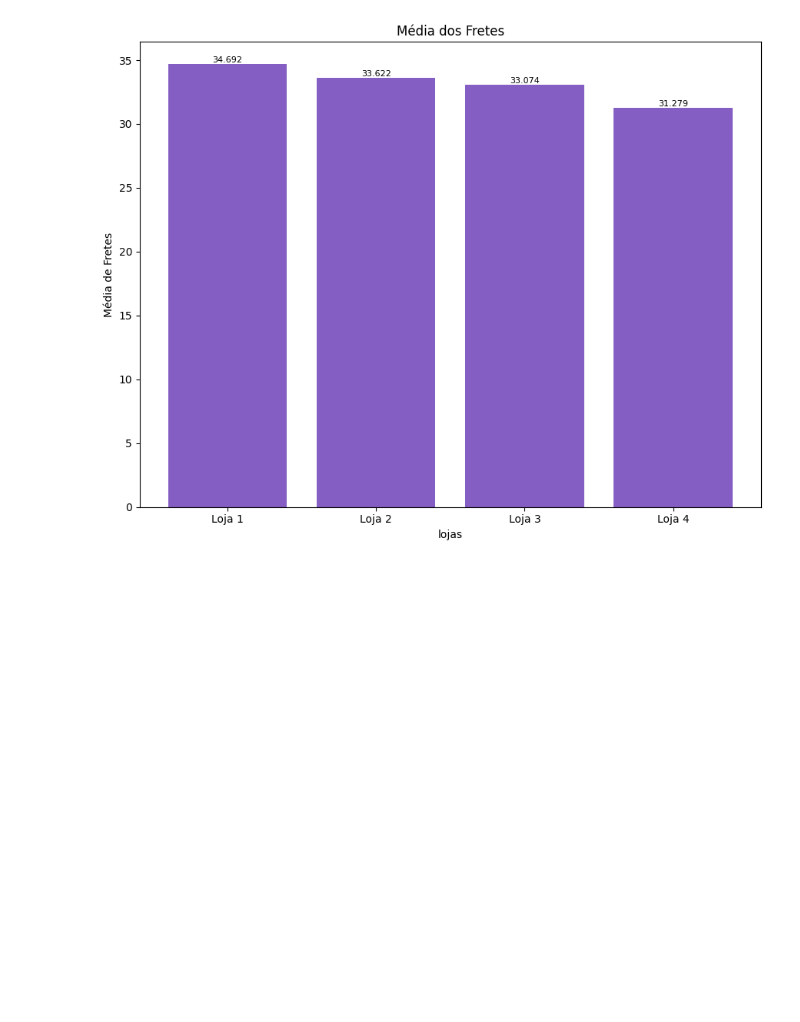
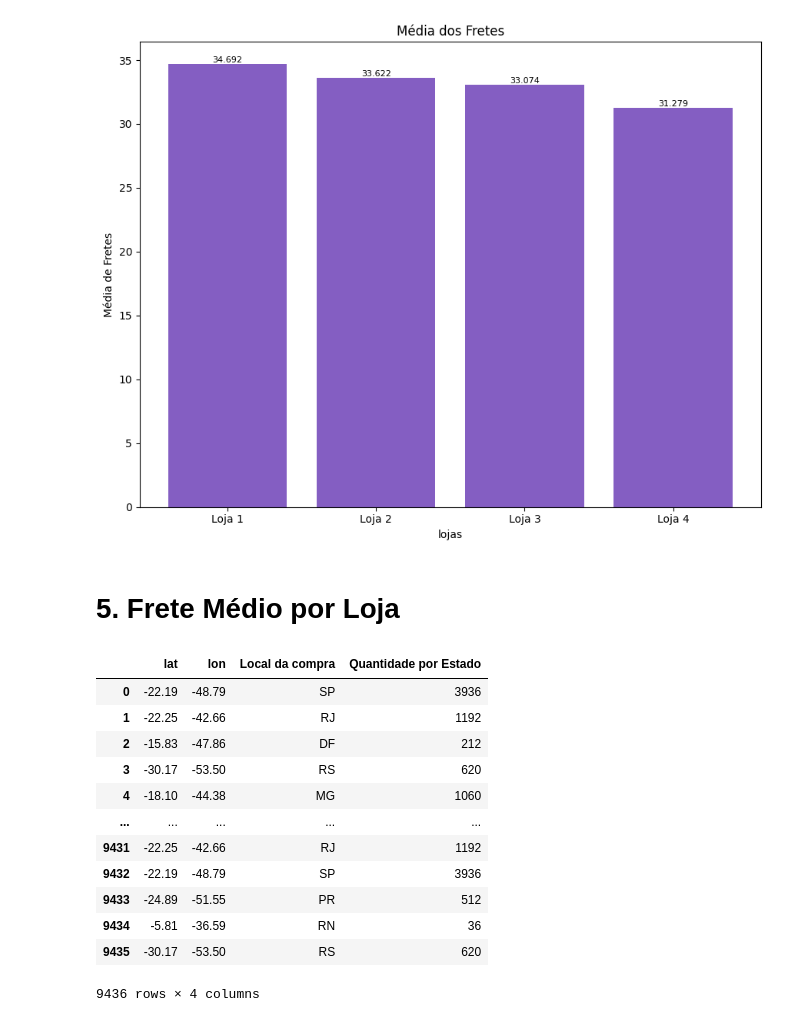
Before and after one commit to MaykonDias/Alura-Store-Challenge, a Jupyter notebook: Alura_challeger.ipynb, the cells around one changed output. Saved outputs shown, nothing was run; the diff lists cells and outputs as text; code cells hidden in the pictures; blank space fills up the shorter version.

```diff
--- a/Alura_challeger.ipynb
+++ b/Alura_challeger.ipynb
@@ -174,3 +178,25 @@ plt.bar_label(grafico_media_frete, labels = media_arrend_frete, fontsize=8, colo
 plt.show()
 # %% [output]
 [figure]
+# %% [markdown]
+# **5. Frete Médio por Loja**
+# %%
+Pedidos_por_estados = pd.concat([loja_1[["lat", "lon","Local da compra"]], loja_1[["lat", "lon", "Local da compra"]],loja_1[["lat", "lon", "Local da compra"]],loja_1[["lat", "lon", "Local da compra"]]], ignore_index=True)
+Pedidos_por_estados
+Quantidades_por_estados =  Pedidos_por_estados["Local da compra"].value_counts()
+Pedidos_por_estados['Quantidade por Estado'] = Pedidos_por_estados['Local da compra'].map(Quantidades_por_estados)
+Pedidos_por_estados
+# %% [output]
+|  | lat | lon | Local da compra | Quantidade por Estado |
+| 0 | -22.19 | -48.79 | SP | 3936 |
+| 1 | -22.25 | -42.66 | RJ | 1192 |
+| 2 | -15.83 | -47.86 | DF | 212 |
+| 3 | -30.17 | -53.50 | RS | 620 |
+| 4 | -18.10 | -44.38 | MG | 1060 |
+| ... | ... | ... | ... | ... |
+| 9431 | -22.25 | -42.66 | RJ | 1192 |
+| 9432 | -22.19 | -48.79 | SP | 3936 |
+| 9433 | -24.89 | -51.55 | PR | 512 |
+| 9434 | -5.81 | -36.59 | RN | 36 |
+| 9435 | -30.17 | -53.50 | RS | 620 |
+9436 rows × 4 columns
```
Also changed, not shown: parts of 4 cells of this notebook.
